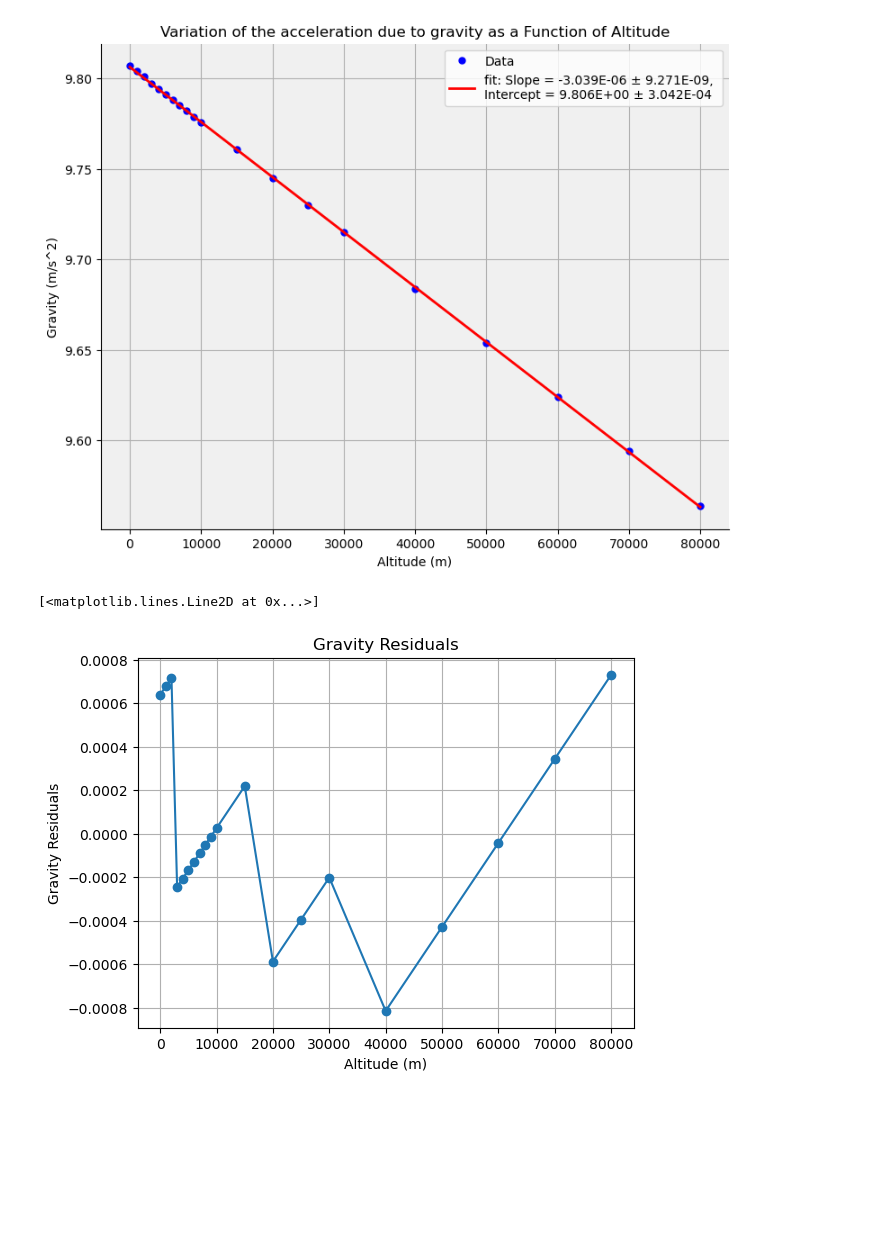
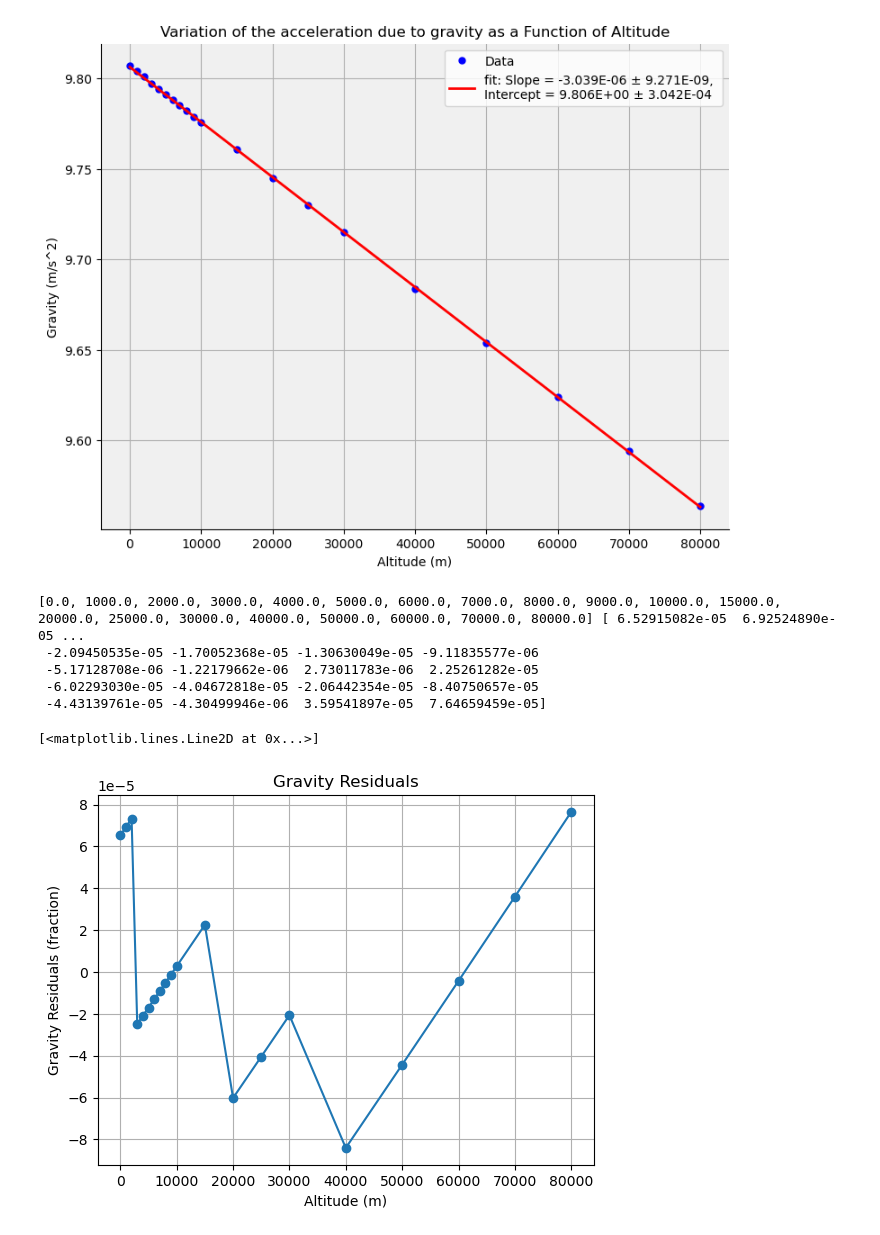
Before and after one commit to alawton42/phys541AudreyLawton, a Jupyter notebook: Assignment 1/Variation_of_g_with_Altitude.ipynb, the cells around one changed output. Saved outputs shown, nothing was run; the diff lists cells and outputs as text; code cells hidden in the pictures; blank space fills up the shorter version.

```diff
--- a/Assignment 1/Variation_of_g_with_Altitude.ipynb
+++ b/Assignment 1/Variation_of_g_with_Altitude.ipynb
@@ -131,10 +132,16 @@ plt.legend()
 # %%
 plt.title("Gravity Residuals")
 plt.xlabel('Altitude (m)')
-plt.ylabel('Gravity Residuals')
+plt.ylabel('Gravity Residuals (fraction)')
 plt.grid(True)
+print(altitude, (gravity - fit_function(altitude, *popt))/gravity)
 
-plt.plot(altitude, (gravity - fit_function(altitude, *popt)), 'o-')
+plt.plot(altitude, (gravity - fit_function(altitude, *popt))/gravity, 'o-')
 # %% [output]
-[<matplotlib.lines.Line2D at 0x...>]
+[0.0, 1000.0, 2000.0, 3000.0, 4000.0, 5000.0, 6000.0, 7000.0, 8000.0, 9000.0, 10000.0, 15000.0, 20000.0, 25000.0, 30000.0, 40000.0, 50000.0, 60000.0, 70000.0, 80000.0] [ 6.52915082e-05  6.92524890e-05 ...
+ -2.09450535e-05 -1.70052368e-05 -1.30630049e-05 -9.11835577e-06
+ -5.17128708e-06 -1.22179662e-06  2.73011783e-06  2.25261282e-05
+ -6.02293030e-05 -4.04672818e-05 -2.06442354e-05 -8.40750657e-05
+ -4.43139761e-05 -4.30499946e-06  3.59541897e-05  7.64659459e-05]
+[<matplotlib.lines.Line2D at 0x...>]
-[figure, old version]
+[figure, new version]
```
Also changed, not shown: parts of 2 cells of this notebook, 2 other files.
